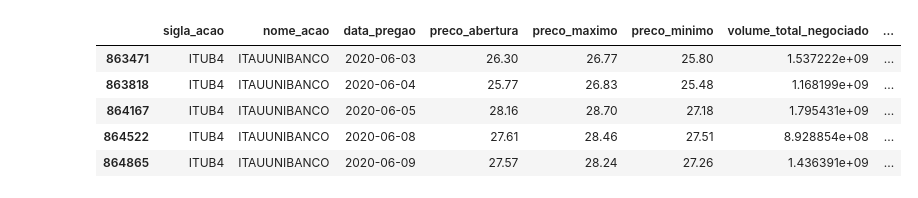
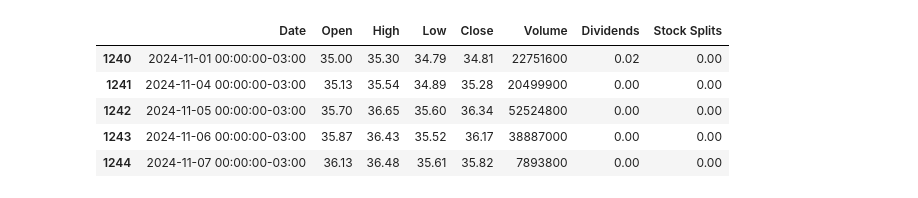
Before and after one commit to Felipe-Pinto/python_para_investimentos, a Jupyter notebook: Previsão_preço_ações.ipynb, the cells around one changed output. Saved outputs shown, nothing was run; the diff lists cells and outputs as text; code cells hidden in the pictures.

```diff
--- a/Previsão_preço_ações.ipynb
+++ b/Previsão_preço_ações.ipynb
@@ -85,0 +14,16 @@ dtype: object
+# %%
+import yfinance as yf
+import pandas as pd
+import pandas_datareader.data as pdr
+
+#formatando valores com duas casas decimais
+pd.options.display.float_format = '{:.2f}'.format
+# %%
+#lendo o arquivo de ações
+#Lendo csv
+
+Cotacoes = yf.Ticker("ITUB4.SA")
+
+# Opções de períodos 1d, 5d, 1mo, 3mo, 6mo, 1y, 2y, 5y, 10y e ytd.
+dados = Cotacoes.history(period="5y")
+dados.head()
@@ -85,0 +38,5 @@ dtype: object
+# %%
+# Retira o indice do campo data
+
+dados.reset_index(inplace=True)
+dados.head()
@@ -86,9 +50,9 @@ dtype: object
 # %%
-df_itau.tail()
+dados.tail()
 # %% [output]
-|  | sigla_acao | nome_acao | data_pregao | preco_abertura | preco_maximo | preco_minimo | volume_total_negociado | ... |
-| 863471 | ITUB4 | ITAUUNIBANCO | 2020-06-03 | 26.30 | 26.77 | 25.80 | 1.537222e+09 | ... |
-| 863818 | ITUB4 | ITAUUNIBANCO | 2020-06-04 | 25.77 | 26.83 | 25.48 | 1.168199e+09 | ... |
-| 864167 | ITUB4 | ITAUUNIBANCO | 2020-06-05 | 28.16 | 28.70 | 27.18 | 1.795431e+09 | ... |
-| 864522 | ITUB4 | ITAUUNIBANCO | 2020-06-08 | 27.61 | 28.46 | 27.51 | 8.928854e+08 | ... |
-| 864865 | ITUB4 | ITAUUNIBANCO | 2020-06-09 | 27.57 | 28.24 | 27.26 | 1.436391e+09 | ... |
+|  | Date | Open | High | Low | Close | Volume | Dividends | Stock Splits |
+| 1240 | 2024-11-01 00:00:00-03:00 | 35.00 | 35.30 | 34.79 | 34.81 | 22751600 | 0.02 | 0.00 |
+| 1241 | 2024-11-04 00:00:00-03:00 | 35.13 | 35.54 | 34.89 | 35.28 | 20499900 | 0.00 | 0.00 |
+| 1242 | 2024-11-05 00:00:00-03:00 | 35.70 | 36.65 | 35.60 | 36.34 | 52524800 | 0.00 | 0.00 |
+| 1243 | 2024-11-06 00:00:00-03:00 | 35.87 | 36.43 | 35.52 | 36.17 | 38887000 | 0.00 | 0.00 |
+| 1244 | 2024-11-07 00:00:00-03:00 | 36.13 | 36.48 | 35.61 | 35.82 | 7893800 | 0.00 | 0.00 |
```
Also changed, not shown: parts of 42 cells of this notebook.
